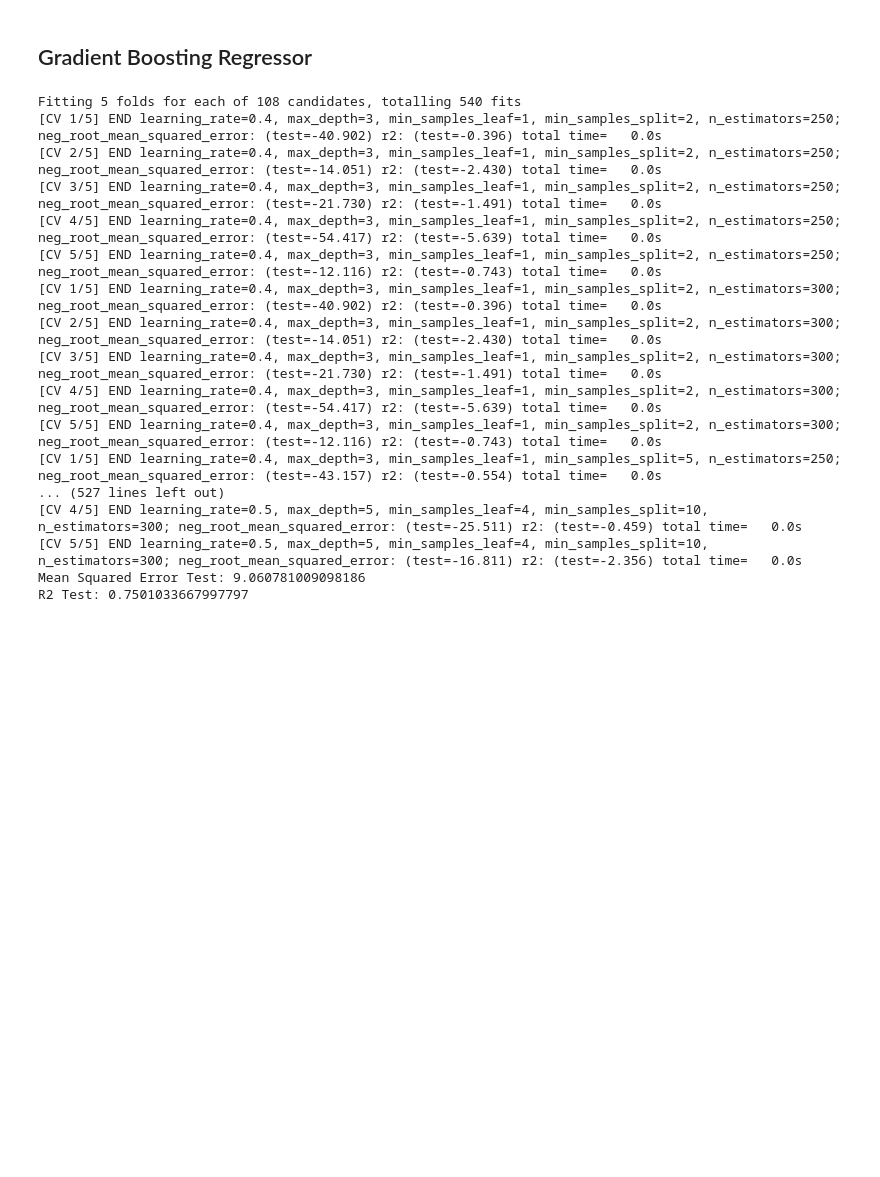
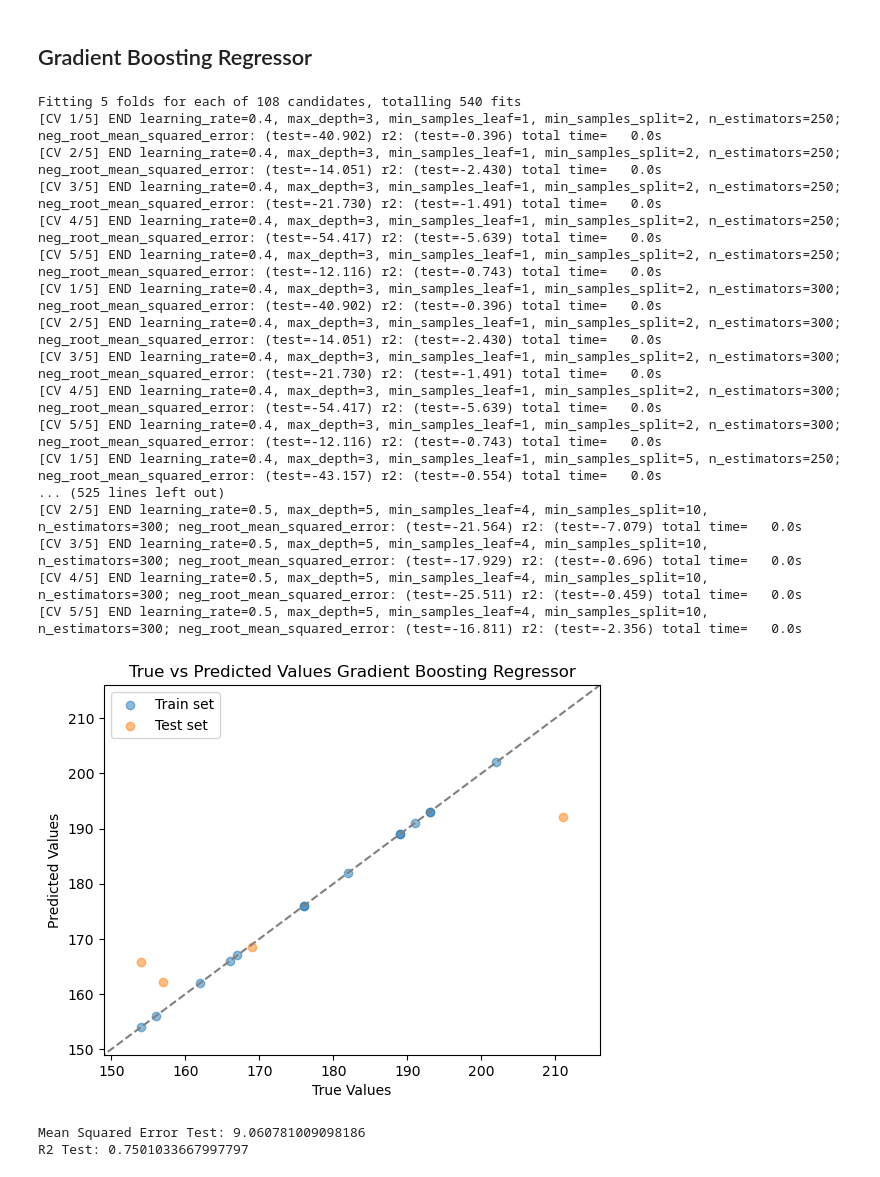
Before and after one commit to krisvals/FYS4155_Projects, a Jupyter notebook: Project3/Regression.ipynb, the cells around one changed output. Cells and saved outputs as stored; diff of their text form; code cells hidden in the pictures; blank space fills up the shorter version.

```diff
--- a/Project3/Regression.ipynb
+++ b/Project3/Regression.ipynb
@@ -100,7 +128,10 @@ R2 Test: 0.14080364172932713
 ## Gradient Boosting Regressor
 # %%
 def GBR(n_estimators, learning_rate):
-    rf = GradientBoostingRegressor(random_state=1)
+
+    model = GradientBoostingRegressor(random_state=1)
+
+    # Grid-search
     search_space = {
         "n_estimators": n_estimators,
         "learning_rate": learning_rate,
@@ -108,34 +139,44 @@ def GBR(n_estimators, learning_rate):
         "min_samples_split": [2, 5, 10],
         "min_samples_leaf": [1, 2, 4]
     }
-    GS = GridSearchCV(estimator=rf,param_grid=search_space,scoring=["r2","neg_root_mean_squared_error"],refit="r2",cv=5,verbose=4)
+
+    GS = GridSearchCV(estimator=model,param_grid=search_space,scoring=["r2","neg_root_mean_squared_error"],
+                      refit="r2",cv=5,verbose=4)
     GS.fit(X_train,y_train)
     best_model = GS.best_estimator_
     y_pred_train = best_model.predict(X_train)
     y_pred_test = best_model.predict(X_test)
+
+    # Plotting the results
+    plot_true_vs_predicted(y_train, y_pred_train, "Gradient Boosting Regressor", label="Train")
+    plot_true_vs_predicted(y_test, y_pred_test, "Gradient Boosting Regressor", label="Test")
+    plt.show()
 
     # Evaluate the model
     mse = mean_absolute_error(y_test, y_pred_test)
     r2 = r2_score(y_test, y_pred_test)
     print(f'Mean Squared Error Test: {mse}')
     print(f'R2 Test: {r2}')
 
 GBR([250,300], [0.4,0.5])
 # %% [output]
 Fitting 5 folds for each of 108 candidates, totalling 540 fits
 [CV 1/5] END learning_rate=0.4, max_depth=3, min_samples_leaf=1, min_samples_split=2, n_estimators=250; neg_root_mean_squared_error: (test=-40.902) r2: (test=-0.396) total time=   0.0s
 [CV 2/5] END learning_rate=0.4, max_depth=3, min_samples_leaf=1, min_samples_split=2, n_estimators=250; neg_root_mean_squared_error: (test=-14.051) r2: (test=-2.430) total time=   0.0s
 [CV 3/5] END learning_rate=0.4, max_depth=3, min_samples_leaf=1, min_samples_split=2, n_estimators=250; neg_root_mean_squared_error: (test=-21.730) r2: (test=-1.491) total time=   0.0s
 [CV 4/5] END learning_rate=0.4, max_depth=3, min_samples_leaf=1, min_samples_split=2, n_estimators=250; neg_root_mean_squared_error: (test=-54.417) r2: (test=-5.639) total time=   0.0s
 [CV 5/5] END learning_rate=0.4, max_depth=3, min_samples_leaf=1, min_samples_split=2, n_estimators=250; neg_root_mean_squared_error: (test=-12.116) r2: (test=-0.743) total time=   0.0s
 [CV 1/5] END learning_rate=0.4, max_depth=3, min_samples_leaf=1, min_samples_split=2, n_estimators=300; neg_root_mean_squared_error: (test=-40.902) r2: (test=-0.396) total time=   0.0s
 [CV 2/5] END learning_rate=0.4, max_depth=3, min_samples_leaf=1, min_samples_split=2, n_estimators=300; neg_root_mean_squared_error: (test=-14.051) r2: (test=-2.430) total time=   0.0s
 [CV 3/5] END learning_rate=0.4, max_depth=3, min_samples_leaf=1, min_samples_split=2, n_estimators=300; neg_root_mean_squared_error: (test=-21.730) r2: (test=-1.491) total time=   0.0s
 [CV 4/5] END learning_rate=0.4, max_depth=3, min_samples_leaf=1, min_samples_split=2, n_estimators=300; neg_root_mean_squared_error: (test=-54.417) r2: (test=-5.639) total time=   0.0s
 [CV 5/5] END learning_rate=0.4, max_depth=3, min_samples_leaf=1, min_samples_split=2, n_estimators=300; neg_root_mean_squared_error: (test=-12.116) r2: (test=-0.743) total time=   0.0s
 [CV 1/5] END learning_rate=0.4, max_depth=3, min_samples_leaf=1, min_samples_split=5, n_estimators=250; neg_root_mean_squared_error: (test=-43.157) r2: (test=-0.554) total time=   0.0s
-... (527 lines left out)
+... (525 lines left out)
+[CV 2/5] END learning_rate=0.5, max_depth=5, min_samples_leaf=4, min_samples_split=10, n_estimators=300; neg_root_mean_squared_error: (test=-21.564) r2: (test=-7.079) total time=   0.0s
+[CV 3/5] END learning_rate=0.5, max_depth=5, min_samples_leaf=4, min_samples_split=10, n_estimators=300; neg_root_mean_squared_error: (test=-17.929) r2: (test=-0.696) total time=   0.0s
 [CV 4/5] END learning_rate=0.5, max_depth=5, min_samples_leaf=4, min_samples_split=10, n_estimators=300; neg_root_mean_squared_error: (test=-25.511) r2: (test=-0.459) total time=   0.0s
 [CV 5/5] END learning_rate=0.5, max_depth=5, min_samples_leaf=4, min_samples_split=10, n_estimators=300; neg_root_mean_squared_error: (test=-16.811) r2: (test=-2.356) total time=   0.0s
-Mean Squared Error Test: 9.060781009098186
-R2 Test: 0.7501033667997797
+[figure, added]
+Mean Squared Error Test: 9.060781009098186
+R2 Test: 0.7501033667997797
```
Also changed, not shown: parts of 2 cells of this notebook.
